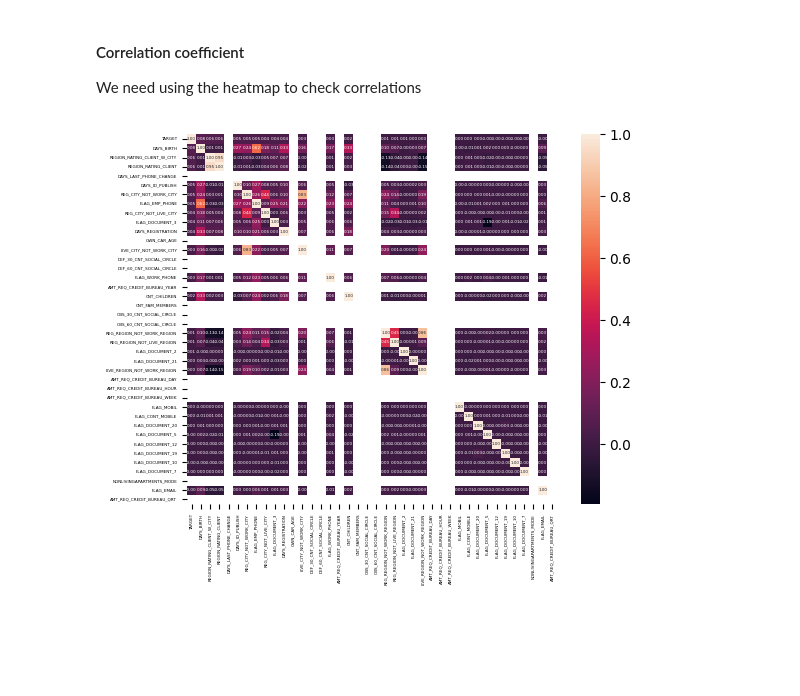
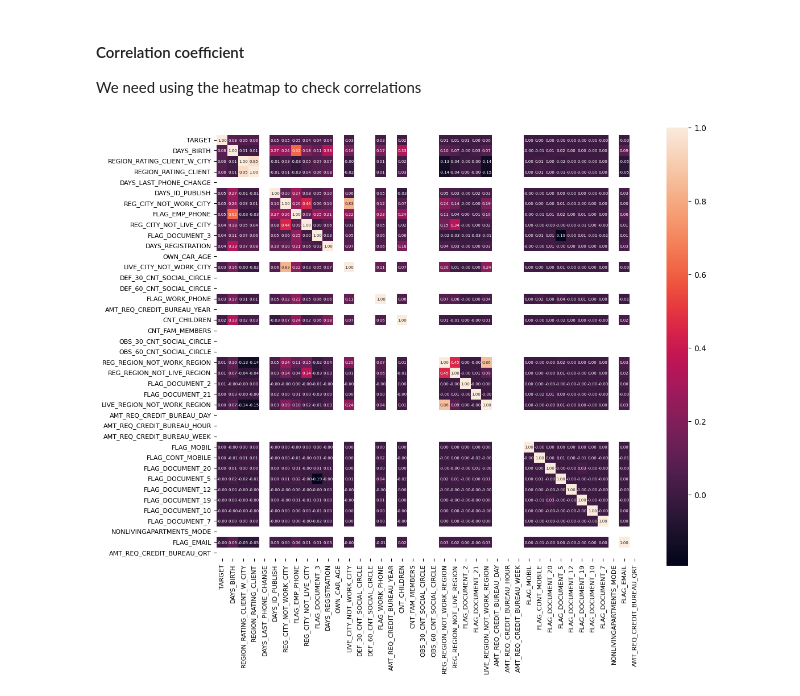
Before and after one commit to vthuhien/Data, a Jupyter notebook: Home_credit/home_credit_analysis.ipynb, the cells around one changed output. Saved outputs shown, nothing was run; the diff lists cells and outputs as text; code cells hidden in the pictures; blank space fills up the shorter version.

```diff
--- a/Home_credit/home_credit_analysis.ipynb
+++ b/Home_credit/home_credit_analysis.ipynb
@@ -159,14 +159,17 @@ Following, before analyzing data, we need to check the correlation coefficient o
 #### Correlation coefficient
 We need using the heatmap to check correlations
 # %%
+import matplotlib.pyplot as plt
+import seaborn as sns
 numeric_df = df_train.select_dtypes(include=['float64', 'int64'])
 value = numeric_df.corr()
 k = 40
 cols = value.nlargest(k, 'TARGET')['TARGET'].index
+plt.figure(figsize=(12, 10))
 cm = np.corrcoef(df_train[cols].values.T)
-hm = sns.heatmap(cm, cbar=True, annot=True, square=True, annot_kws={'size': 3}, fmt='.2f',yticklabels=cols.values, xticklabels=cols.values)
-plt.xticks(fontsize=3)
-plt.yticks(fontsize=3)
+hm = sns.heatmap(cm, cbar=True, annot=True, square=True, annot_kws={'size': 5}, fmt='.2f',yticklabels=cols.values, xticklabels=cols.values)
+plt.xticks(fontsize=8)
+plt.yticks(fontsize=8)
 plt.show()
 # %% [output]
-[figure, old version]
+[figure, new version]
```
Also changed, not shown: parts of 1 cell of this notebook.
